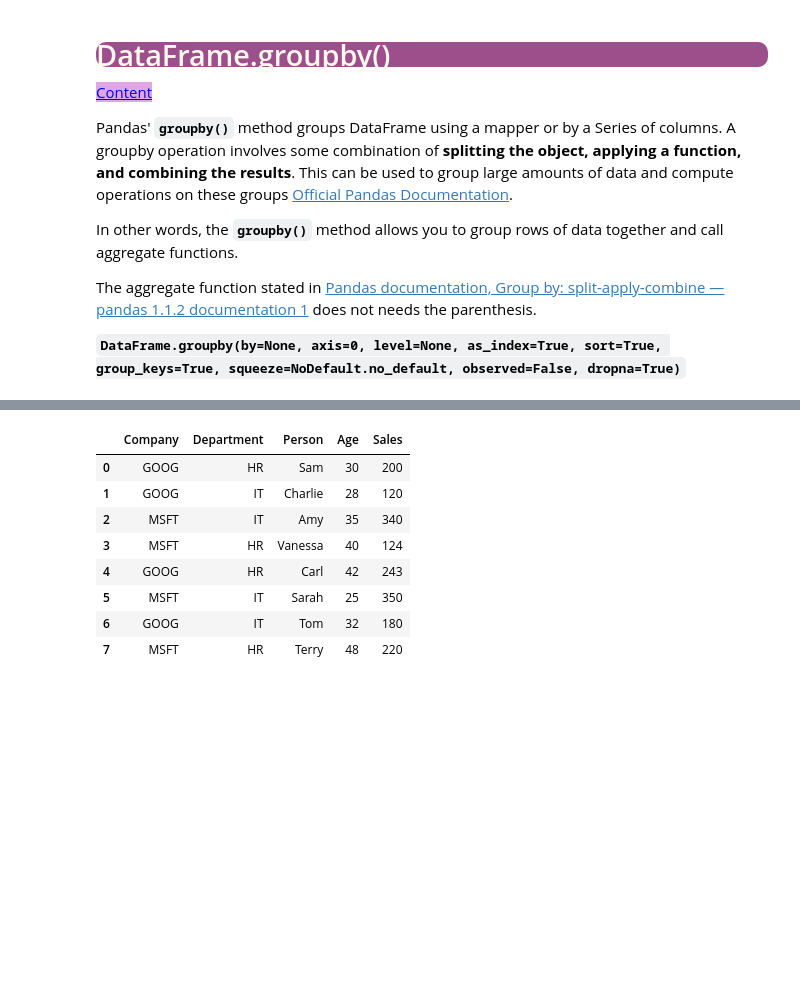
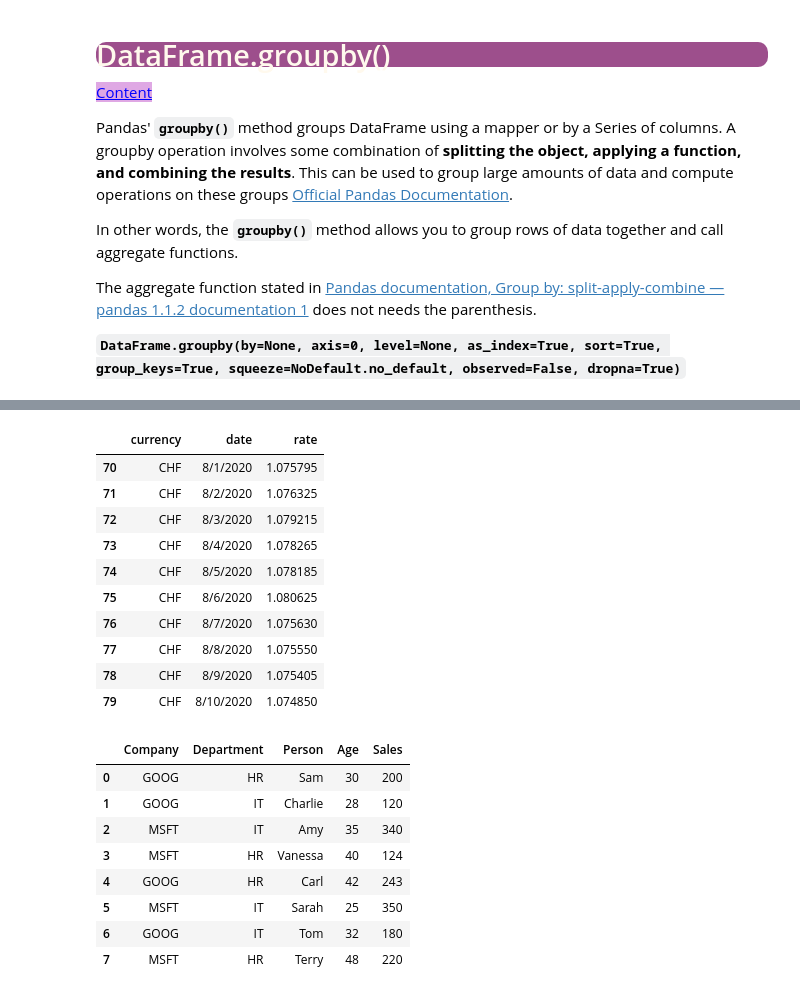
Before and after one commit to huseyin79/02_DATA_ANALYTICS_MODULE, a Jupyter notebook: 3- Classes & Labs/2- DAwPY/DAwPy_S05-06_(Groupby & Useful Operations).ipynb, the cells around one changed output, grey strips where cells are left out. Cells and saved outputs as stored; diff of their text form; code cells hidden in the pictures; blank space fills up the shorter version.

```diff
--- a/3- Classes & Labs/2- DAwPY/DAwPy_S05-06_(Groupby & Useful Operations).ipynb
+++ b/3- Classes & Labs/2- DAwPY/DAwPy_S05-06_(Groupby & Useful Operations).ipynb
@@ -328,0 +549,2 @@ The aggregate function stated in [Pandas documentation, Group by: split-apply-co
+# %%
+currency = pd.read_csv("currency_rates_082020_EUR.csv")
@@ -329,3 +560,17 @@ The aggregate function stated in [Pandas documentation, Group by: split-apply-co
+# %%
+currency[currency["currency"]== "CHF"]
+# %% [output]
+|  | currency | date | rate |
+| 70 | CHF | 8/1/2020 | 1.075795 |
+| 71 | CHF | 8/2/2020 | 1.076325 |
+| 72 | CHF | 8/3/2020 | 1.079215 |
+| 73 | CHF | 8/4/2020 | 1.078265 |
+| 74 | CHF | 8/5/2020 | 1.078185 |
+| 75 | CHF | 8/6/2020 | 1.080625 |
+| 76 | CHF | 8/7/2020 | 1.075630 |
+| 77 | CHF | 8/8/2020 | 1.075550 |
+| 78 | CHF | 8/9/2020 | 1.075405 |
+| 79 | CHF | 8/10/2020 | 1.074850 |
 # %%
 data = {'Company':['GOOG', 'GOOG', 'MSFT', 'MSFT', 'GOOG', 'MSFT', 'GOOG', 'MSFT'],
         'Department':['HR', 'IT', 'IT', 'HR', 'HR', 'IT', 'IT', 'HR'],
```
Also changed, not shown: parts of 18 cells of this notebook, 21 other files.
